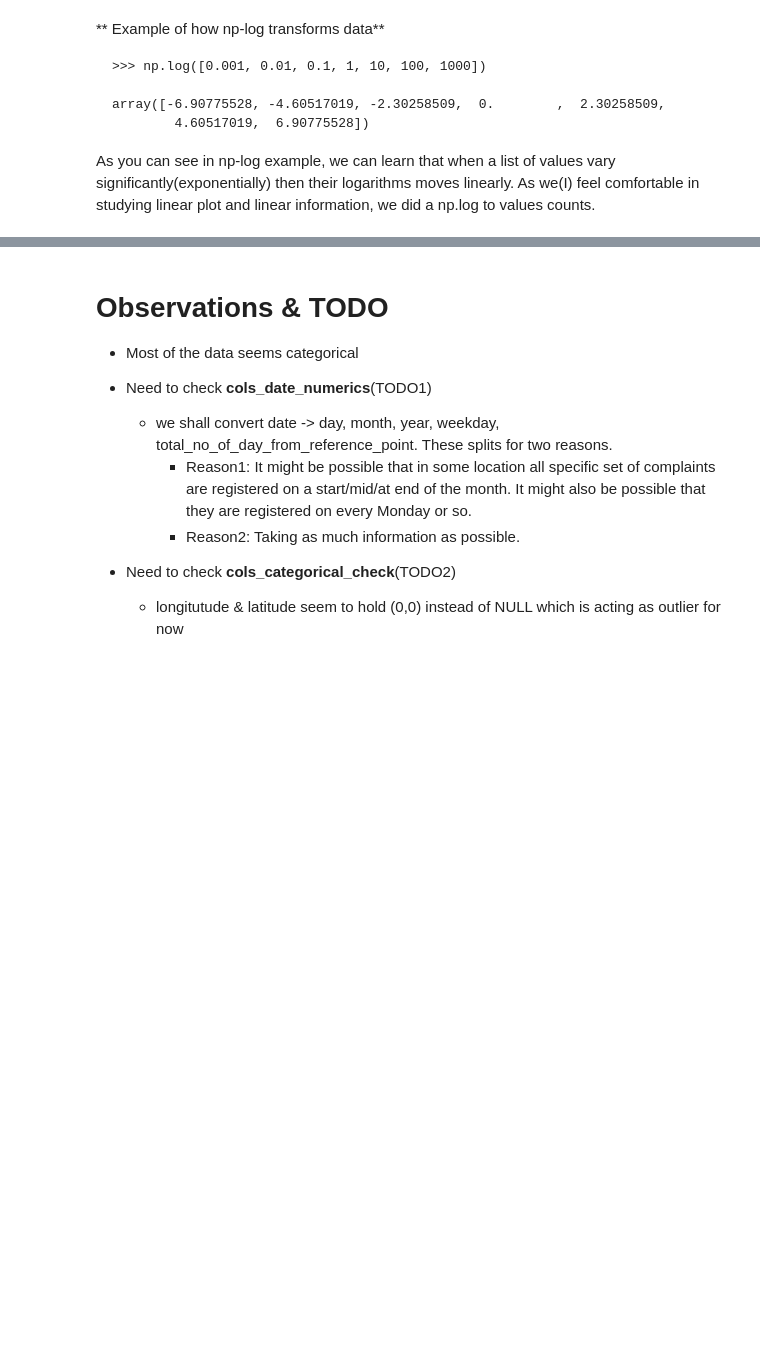
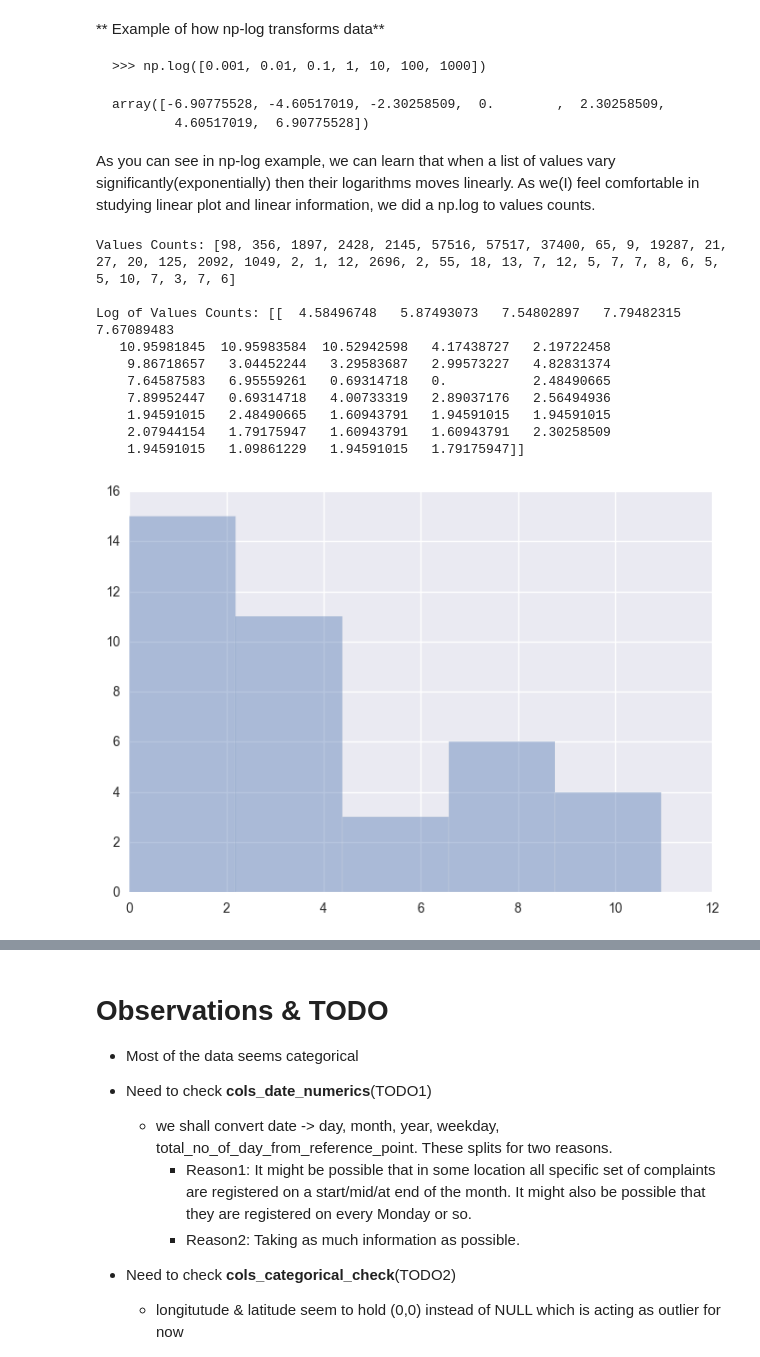
Before and after one commit to msampathkumar/datadriven, a Jupyter notebook: pumpit.ipynb, the cells around one changed output, grey strips where cells are left out. Saved outputs shown, nothing was run; the diff lists cells and outputs as text; code cells hidden in the pictures; blank space fills up the shorter version.

```diff
--- a/pumpit.ipynb
+++ b/pumpit.ipynb
@@ -170,9 +224,21 @@ As you can see in np-log example, we can learn that when a list of values vary s
 # %%
 print('Values Counts:', values_counts_bag)
 
-print('\nLog of Values Counts:', np.log(values_counts_bag))
+print('\nLog of Values Counts:', cols_values_counts_dataframe.T.values)
 
-_ = sns.distplot(values_counts_bag, hist=True, kde=False,)
+_ = sns.distplot(cols_values_counts_dataframe.T.values, hist=True, kde=False,)
+# %% [output]
+Values Counts: [98, 356, 1897, 2428, 2145, 57516, 57517, 37400, 65, 9, 19287, 21, 27, 20, 125, 2092, 1049, 2, 1, 12, 2696, 2, 55, 18, 13, 7, 12, 5, 7, 7, 8, 6, 5, 5, 10, 7, 3, 7, 6]
+
+Log of Values Counts: [[  4.58496748   5.87493073   7.54802897   7.79482315   7.67089483
+   10.95981845  10.95983584  10.52942598   4.17438727   2.19722458
+    9.86718657   3.04452244   3.29583687   2.99573227   4.82831374
+    7.64587583   6.95559261   0.69314718   0.           2.48490665
+    7.89952447   0.69314718   4.00733319   2.89037176   2.56494936
+    1.94591015   2.48490665   1.60943791   1.94591015   1.94591015
+    2.07944154   1.79175947   1.60943791   1.60943791   2.30258509
+    1.94591015   1.09861229   1.94591015   1.79175947]]
+[figure, added]
 # %%
 cols_values_counts_dataframe.plot(kind='barh', figsize=(12, 12))
 _ = plt.plot((2, 2), (0, 38))
```
Also changed, not shown: parts of 158 cells of this notebook.
